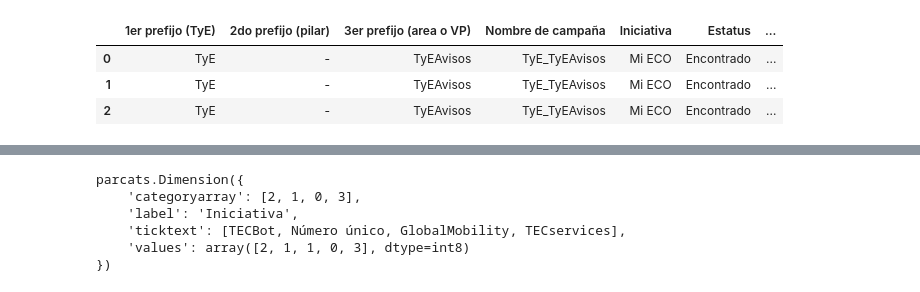
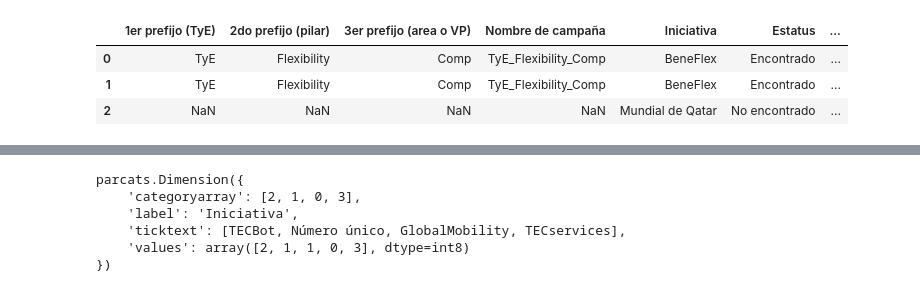
Before and after one commit to AngelAnayaOCI/Dashboards, a Jupyter notebook: GraficasDashboard.ipynb, the cells around one changed output, grey strips where cells are left out. Cells and saved outputs as stored; diff of their text form; code cells hidden in the pictures.

```diff
--- a/GraficasDashboard.ipynb
+++ b/GraficasDashboard.ipynb
@@ -35,17 +33,17 @@ df_correos_final.head(3)
 # %%
 df_campañas["2do prefijo (pilar)"].fillna('-', inplace = True)
-df_mitec_final = pd.merge(df_mitec,df_campañas, how = "left")
+df_mitec_final = pd.merge(df_mitec,df_campañas,on = "Iniciativa",how = "left")
 df_mitec_nulos = df_mitec_final.isnull().sum(axis=1)
 df_mitec_final["Estatus"] = ["No encontrado" if num_nulos>2 else "Encontrado" for num_nulos in df_mitec_nulos]
 df_mitec_final = df_mitec_final[['1er prefijo (TyE)',
        '2do prefijo (pilar)', '3er prefijo (area o VP)','Nombre de campaña','Iniciativa','Estatus',
        'Mes','Número de clics']]
 df_mitec_final.head(3)
 # %% [output]
 |  | 1er prefijo (TyE) | 2do prefijo (pilar) | 3er prefijo (area o VP) | Nombre de campaña | Iniciativa | Estatus | ... |
-| 0 | TyE | - | TyEAvisos | TyE_TyEAvisos | Mi ECO | Encontrado | ... |
-| 1 | TyE | - | TyEAvisos | TyE_TyEAvisos | Mi ECO | Encontrado | ... |
-| 2 | TyE | - | TyEAvisos | TyE_TyEAvisos | Mi ECO | Encontrado | ... |
+| 0 | TyE | Flexibility | Comp | TyE_Flexibility_Comp | BeneFlex | Encontrado | ... |
+| 1 | TyE | Flexibility | Comp | TyE_Flexibility_Comp | BeneFlex | Encontrado | ... |
+| 2 | NaN | NaN | NaN | NaN | Mundial de Qatar | No encontrado | ... |
 # %%
 df_nulos
 # %% [output]
```
Also changed, not shown: parts of 26 cells of this notebook, 2 other files.
